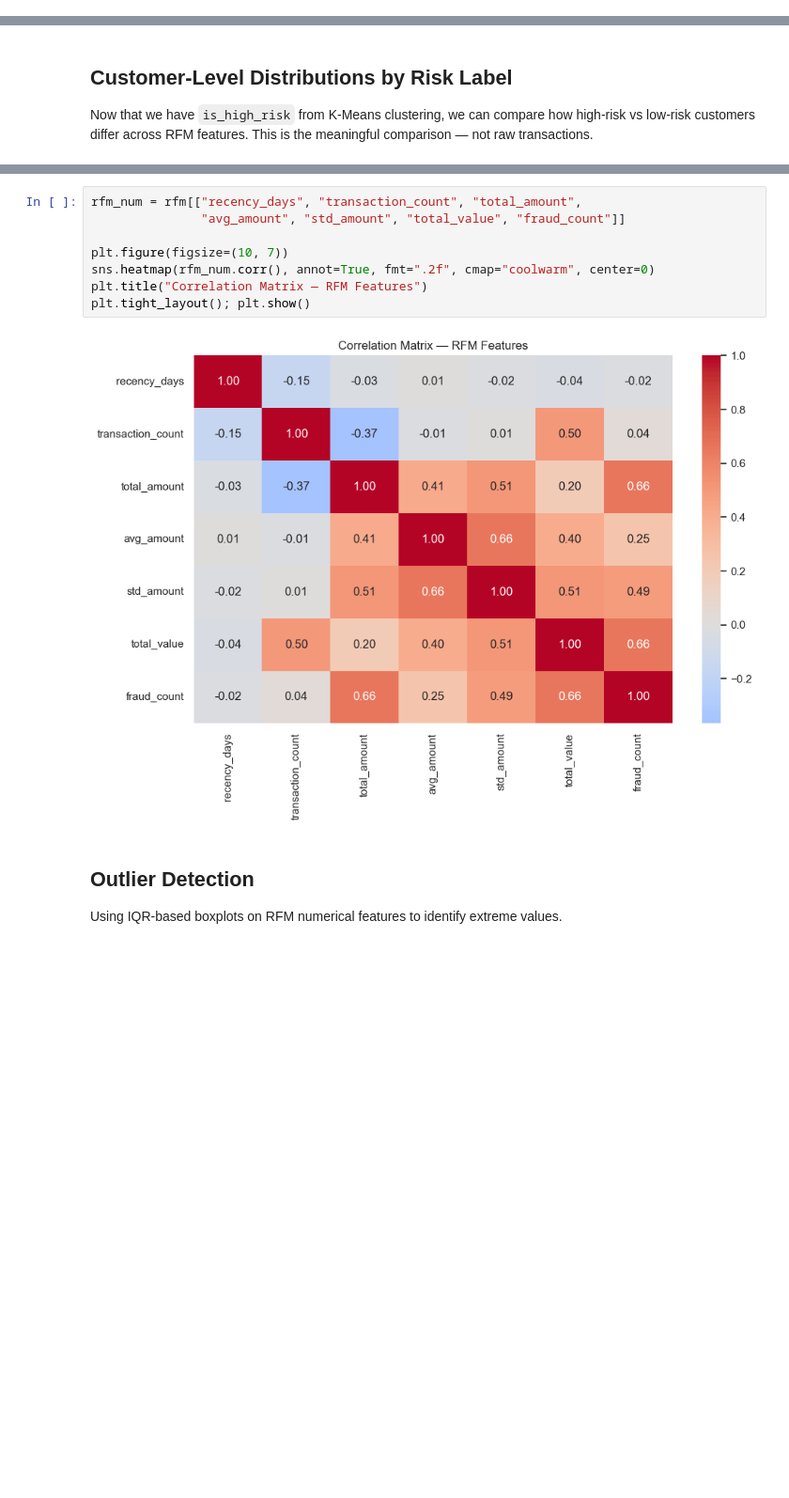
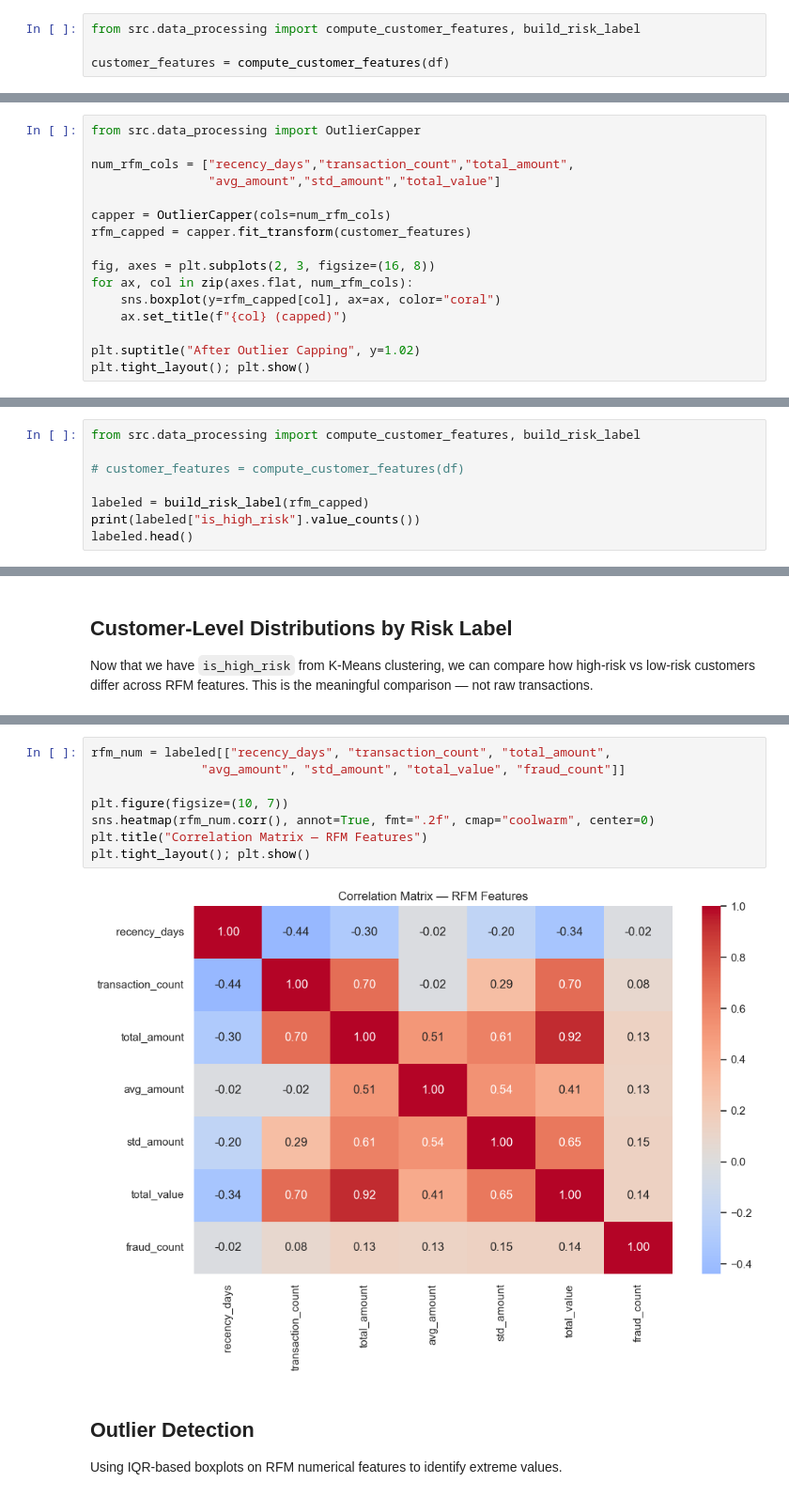
Before and after one commit to MasteryProgram/week-4-credit-risk-model, a Jupyter notebook: notebooks/eda.ipynb, the cells around one changed output, grey strips where cells are left out. Shown at 94% size. Drawn from its saved outputs; the diff is of its cells as text; blank space fills up the shorter version.

```diff
--- a/notebooks/eda.ipynb
+++ b/notebooks/eda.ipynb
@@ -183,3 +194,7 @@ Fraud rate: 0.20%
 # %% [markdown]
 ## Correlation Analysis
 Computed on the RFM-aggregated customer-level data to see relationships between behavioral features.
+# %%
+from src.data_processing import compute_customer_features, build_risk_label
+
+customer_features = compute_customer_features(df)
@@ -185,0 +207,16 @@ Computed on the RFM-aggregated customer-level data to see relationships between
+# %%
+from src.data_processing import OutlierCapper
+
+num_rfm_cols = ["recency_days","transaction_count","total_amount",
+                "avg_amount","std_amount","total_value"]
+
+capper = OutlierCapper(cols=num_rfm_cols)
+rfm_capped = capper.fit_transform(customer_features)
+
+fig, axes = plt.subplots(2, 3, figsize=(16, 8))
+for ax, col in zip(axes.flat, num_rfm_cols):
+    sns.boxplot(y=rfm_capped[col], ax=ax, color="coral")
+    ax.set_title(f"{col} (capped)")
+
+plt.suptitle("After Outlier Capping", y=1.02)
+plt.tight_layout(); plt.show()
@@ -185,0 +225,8 @@ Computed on the RFM-aggregated customer-level data to see relationships between
+# %%
+from src.data_processing import compute_customer_features, build_risk_label
+
+# customer_features = compute_customer_features(df)
+
+labeled = build_risk_label(rfm_capped)
+print(labeled["is_high_risk"].value_counts())
+labeled.head()
@@ -269,13 +327,13 @@ plt.show()
 # %%
-rfm_num = rfm[["recency_days", "transaction_count", "total_amount",
+rfm_num = labeled[["recency_days", "transaction_count", "total_amount",
                "avg_amount", "std_amount", "total_value", "fraud_count"]]
 
 plt.figure(figsize=(10, 7))
 sns.heatmap(rfm_num.corr(), annot=True, fmt=".2f", cmap="coolwarm", center=0)
 plt.title("Correlation Matrix — RFM Features")
 plt.tight_layout(); plt.show()
 # %% [output]
-[figure, old version]
+[figure, new version]
 # %% [markdown]
 ## Outlier Detection
 Using IQR-based boxplots on RFM numerical features to identify extreme values.
```
Also changed, not shown: parts of 13 cells of this notebook, 8 other files.
